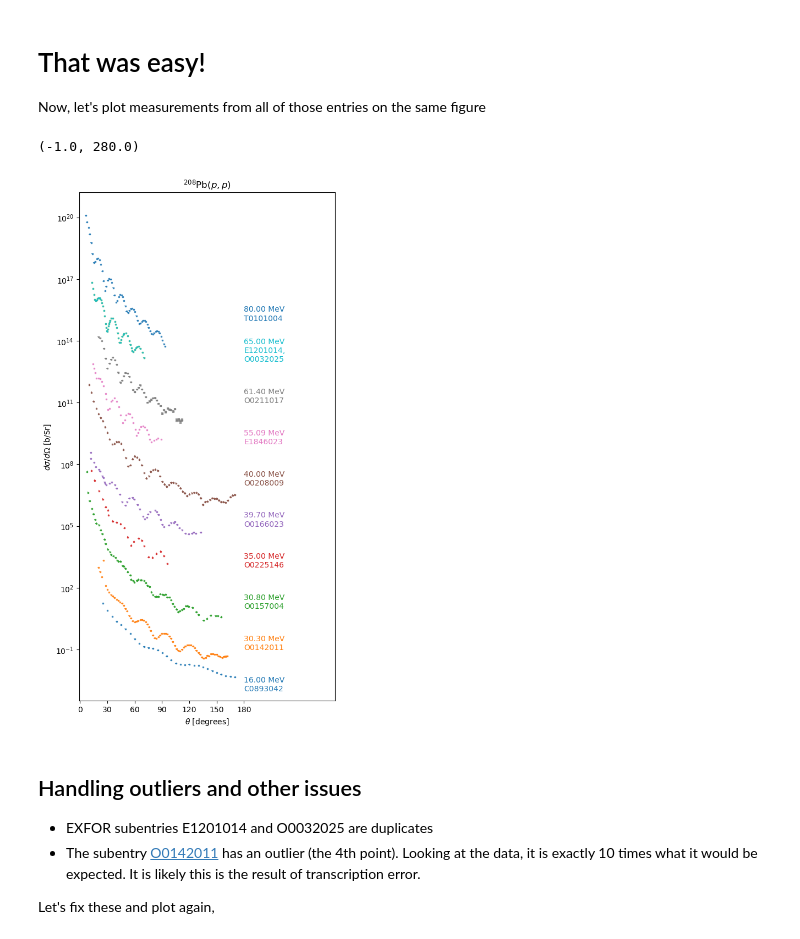
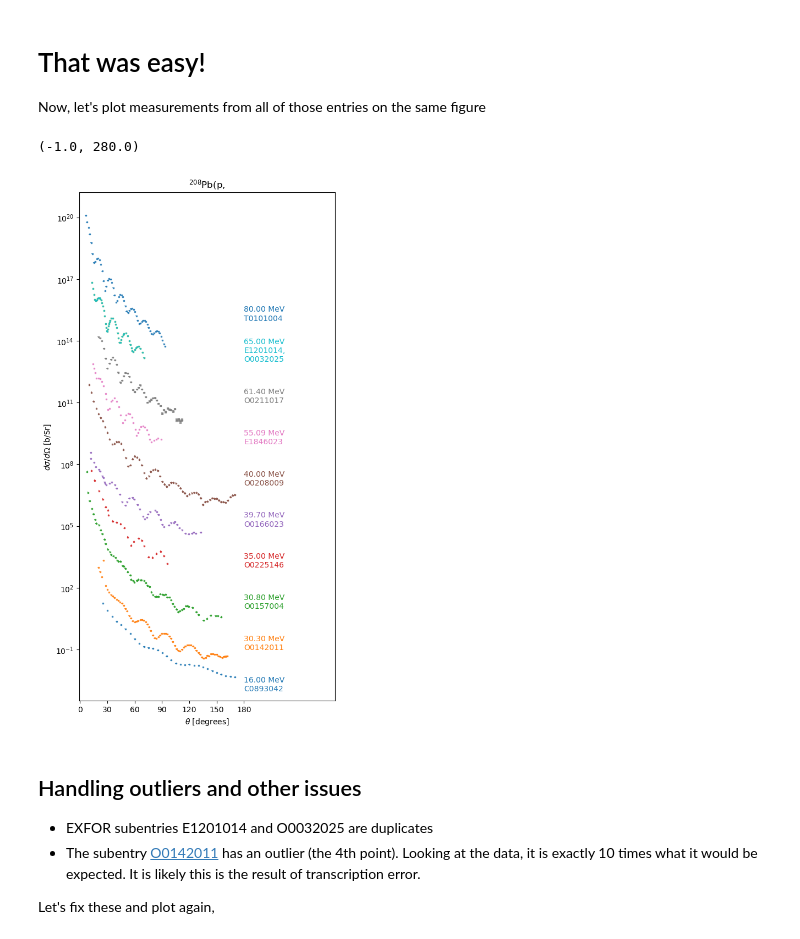
Before and after one commit to beykyle/exfor_tools, a Jupyter notebook: examples/introductory_tutorial.ipynb, the cells around one changed output. Cells and saved outputs as stored; diff of their text form; code cells hidden in the pictures.

```diff
--- a/examples/introductory_tutorial.ipynb
+++ b/examples/introductory_tutorial.ipynb
@@ -248,7 +332,7 @@ Let's figure out how to query EXFOR for multiple entries and plot them all
 # %%
 from exfor_tools import curate
 # %%
-reaction=Reaction(
-        target=(208, 82),
-        projectile=(1, 1),
-    )
+rxn = reaction.ElasticReaction(
+    target=reaction.Nucleus(208, 82),
+    projectile=reaction.Nucleus(1, 1),
+)
@@ -259,9 +348,6 @@ reaction.exfor_symbol_projectile
 # %%
 entries, failed_parses = curate.query_for_entries(
-    reaction=Reaction(
-        target=(208, 82),
-        projectile=(1, 1),
-    ),
+    reaction=rxn,
     quantity="dXS/dA",
     Einc_range=[10, 100],
     vocal=True,
@@ -306,10 +392,7 @@ DATA-ERR1, DATA-ERR
 # %%
 entries["O0142"] = ExforEntry(
     entry="O0142",
-    reaction=Reaction(
-        target=(208, 82),
-        projectile=(1, 1),
-    ),
+    reaction=rxn,
     quantity="dXS/dA",
     Einc_range=[10, 100],
     vocal=True,
@@ -321,10 +404,7 @@ entries["O0142"] = ExforEntry(
 
 entries["O0208"] = ExforEntry(
     entry="O0208",
-    reaction=Reaction(
-        target=(208, 82),
-        projectile=(1, 1),
-    ),
+    reaction=rxn,
     quantity="dXS/dA",
     Einc_range=[10, 100],
     vocal=True,
@@ -336,10 +416,7 @@ entries["O0208"] = ExforEntry(
 
 entries["T0101"] = ExforEntry(
     entry="T0101",
-    reaction=Reaction(
-        target=(208, 82),
-        projectile=(1, 1),
-    ),
+    reaction=rxn,
     Einc_range=[10, 100],
     quantity="dXS/dA",
     vocal=True,
@@ -363,25 +440,25 @@ measurements_categorized = curate.categorize_measurements_by_energy(entries)
 # %%
 fig, ax = plt.subplots(1, 1, figsize=(6, 12))
 plot_angular_distributions(
     measurements_categorized,
     ax,
     offsets=100,
     data_symbol=r"$d\sigma/d\Omega$",
-    rxn_label=list(entries.values())[0].reaction.pretty_string,
+    rxn_label=list(entries.values())[0].reaction.reaction_latex,
     label_kwargs={
         "label_xloc_deg": 180,
         "label_offset_factor": 0.001,
         "label_energy_err": False,
         "label_offset": False,
         "label_incident_energy": True,
         "label_excitation_energy": False,
         "label_exfor": True,
     },
 )
 ax.set_xlim([-1, 280])
 # %% [output]
 (-1.0, 280.0)
-[figure, old version]
+[figure, new version]
 # %% [markdown]
 ## Handling outliers and other issues
 - EXFOR subentries E1201014 and O0032025 are duplicates
```
Also changed, not shown: parts of 28 cells of this notebook, 7 other files.
